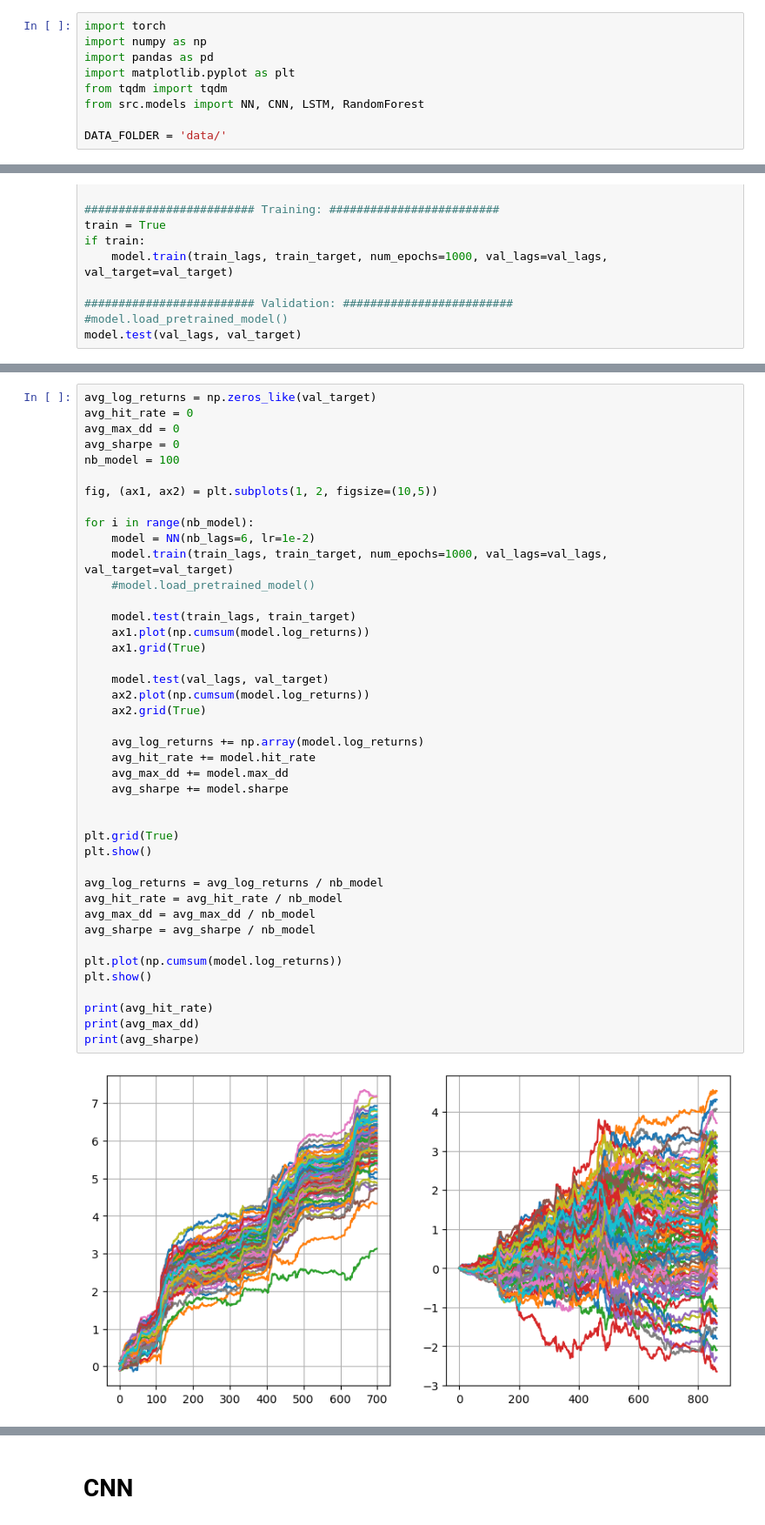
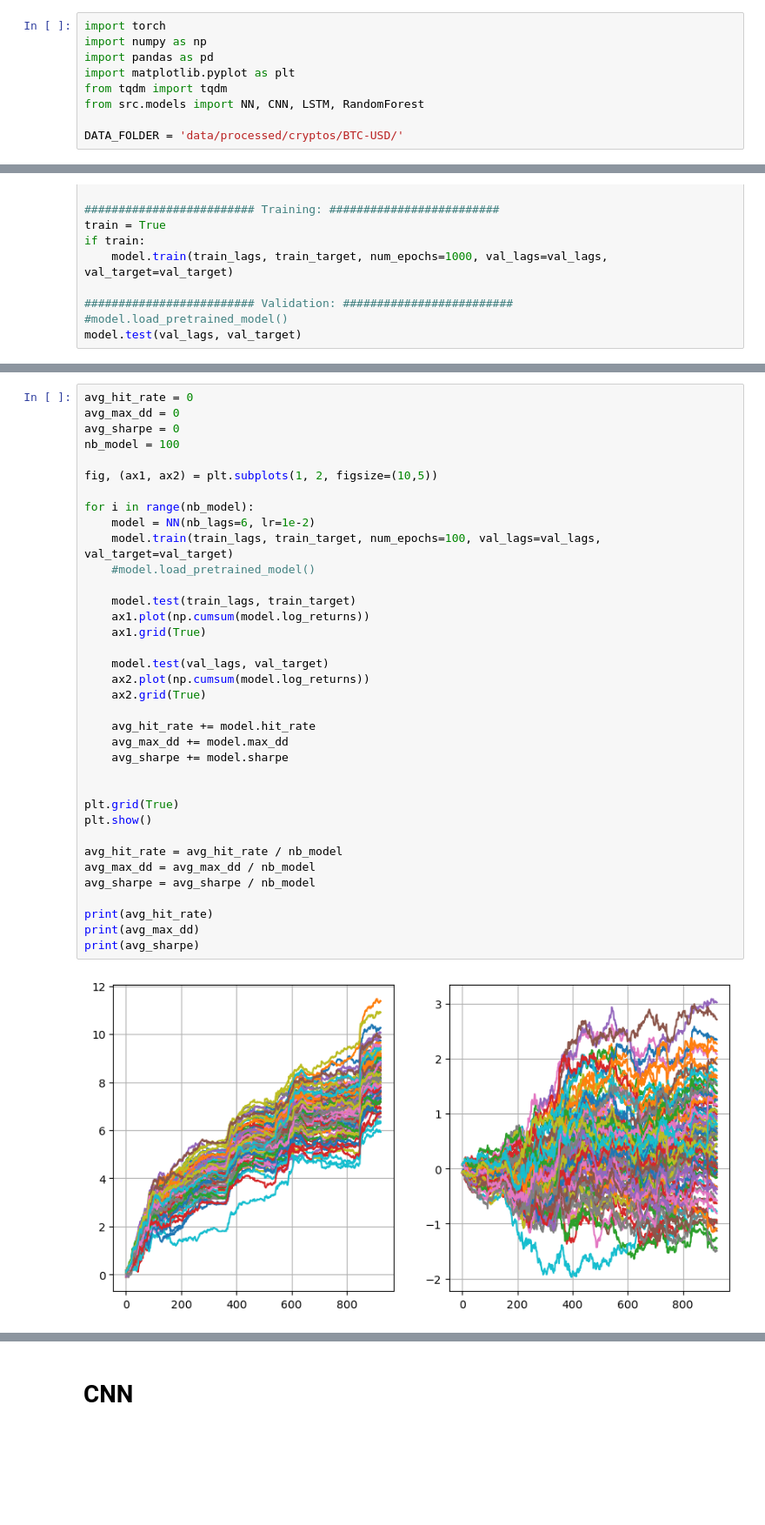
Before and after one commit to CS-433/ml-project-2-bogota, a Jupyter notebook: train.ipynb, the cells around one changed output, grey strips where cells are left out. Shown at 87% size. Cells and saved outputs as stored; diff of their text form; blank space fills up the shorter version.

```diff
--- a/train.ipynb
+++ b/train.ipynb
@@ -8,7 +8,7 @@ import matplotlib.pyplot as plt
 from tqdm import tqdm
 from src.models import NN, CNN, LSTM, RandomForest
 
-DATA_FOLDER = 'data/'
+DATA_FOLDER = 'data/processed/cryptos/BTC-USD/'
 # %% [markdown]
 # NN
 # %%
@@ -52,5 +52,4 @@ plt.plot(model.val_hit_rates)
 # %%
-avg_log_returns = np.zeros_like(val_target)
 avg_hit_rate = 0
 avg_max_dd = 0
 avg_sharpe = 0
@@ -59,37 +58,32 @@ nb_model = 100
 fig, (ax1, ax2) = plt.subplots(1, 2, figsize=(10,5))
 
 for i in range(nb_model):
     model = NN(nb_lags=6, lr=1e-2)
-    model.train(train_lags, train_target, num_epochs=1000, val_lags=val_lags, val_target=val_target)
+    model.train(train_lags, train_target, num_epochs=100, val_lags=val_lags, val_target=val_target)
     #model.load_pretrained_model()
 
     model.test(train_lags, train_target)
     ax1.plot(np.cumsum(model.log_returns))
     ax1.grid(True)
 
     model.test(val_lags, val_target)
     ax2.plot(np.cumsum(model.log_returns))
     ax2.grid(True)
 
-    avg_log_returns += np.array(model.log_returns)
     avg_hit_rate += model.hit_rate
     avg_max_dd += model.max_dd
     avg_sharpe += model.sharpe
 
 
 plt.grid(True)
 plt.show()
 
-avg_log_returns = avg_log_returns / nb_model
 avg_hit_rate = avg_hit_rate / nb_model
 avg_max_dd = avg_max_dd / nb_model
 avg_sharpe = avg_sharpe / nb_model
 
-plt.plot(np.cumsum(model.log_returns))
-plt.show()
-
 print(avg_hit_rate)
 print(avg_max_dd)
 print(avg_sharpe)
 # %% [output]
-[figure, old version]
+[figure, new version]
```
Also changed, not shown: parts of 8 cells of this notebook, 2 other files.
